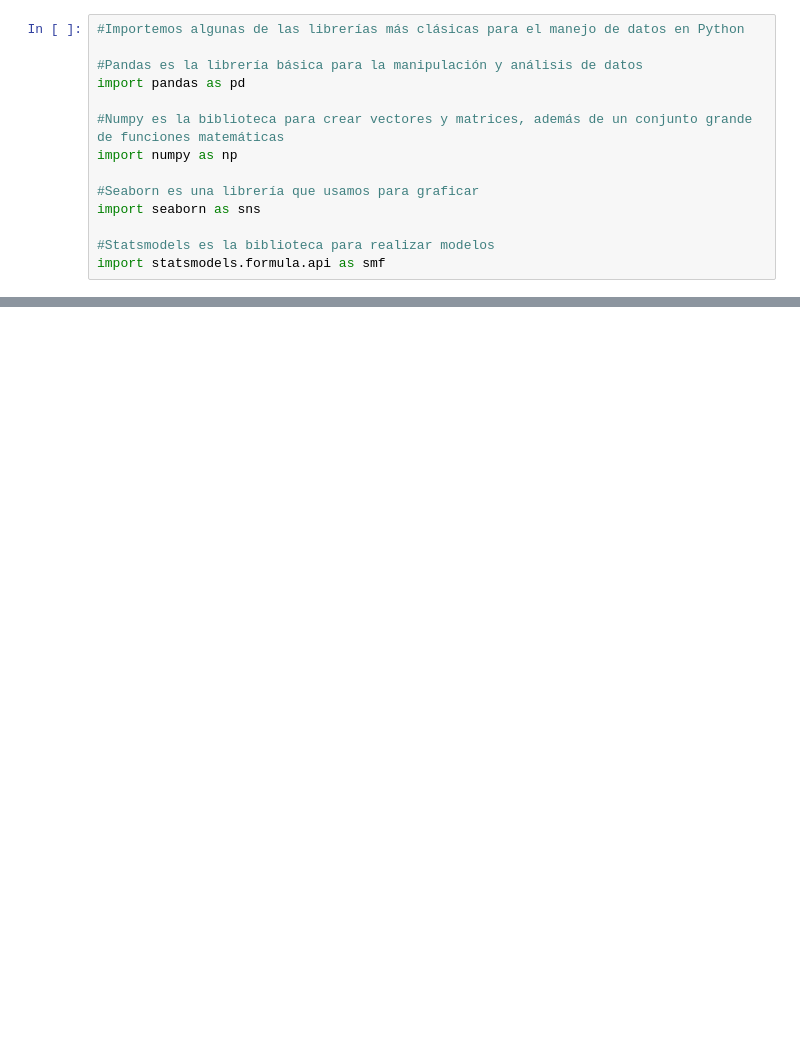
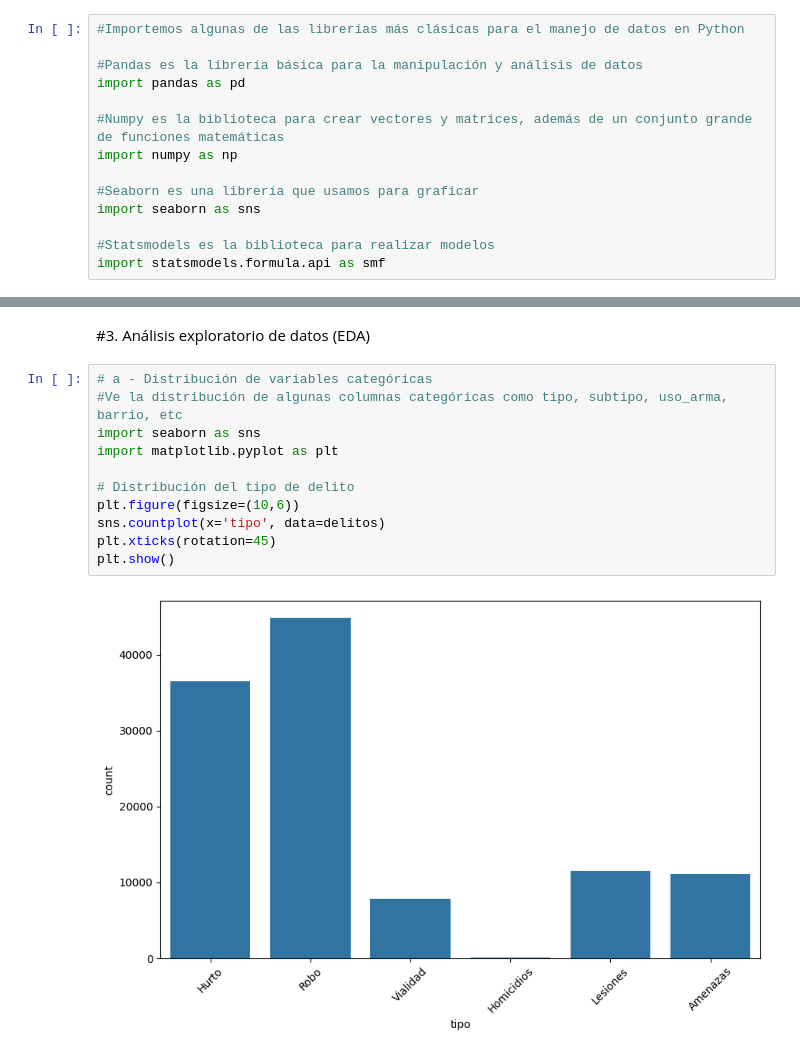
Before and after one commit to Soledad1988/Data-Analysis, a Jupyter notebook: Analisis_Delitos.ipynb, the cells around one changed output, grey strips where cells are left out. Saved outputs shown, nothing was run; the diff lists cells and outputs as text; blank space fills up the shorter version.

```diff
--- a/Analisis_Delitos.ipynb
+++ b/Analisis_Delitos.ipynb
@@ -54,0 +96,15 @@ delitos.tail()
+# %% [markdown]
+#3. Análisis exploratorio de datos (EDA)
+# %%
+# a - Distribución de variables categóricas
+#Ve la distribución de algunas columnas categóricas como tipo, subtipo, uso_arma, barrio, etc
+import seaborn as sns
+import matplotlib.pyplot as plt
+
+# Distribución del tipo de delito
+plt.figure(figsize=(10,6))
+sns.countplot(x='tipo', data=delitos)
+plt.xticks(rotation=45)
+plt.show()
+# %% [output]
+[figure, added]
```
Also changed, not shown: parts of 27 cells of this notebook.
